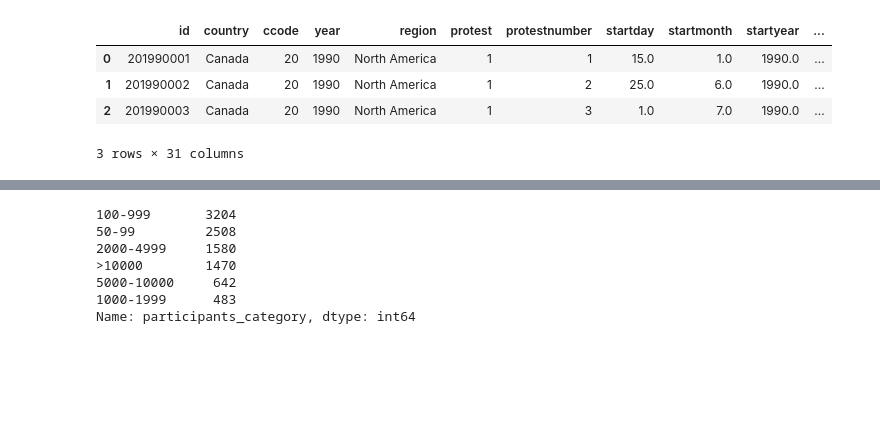
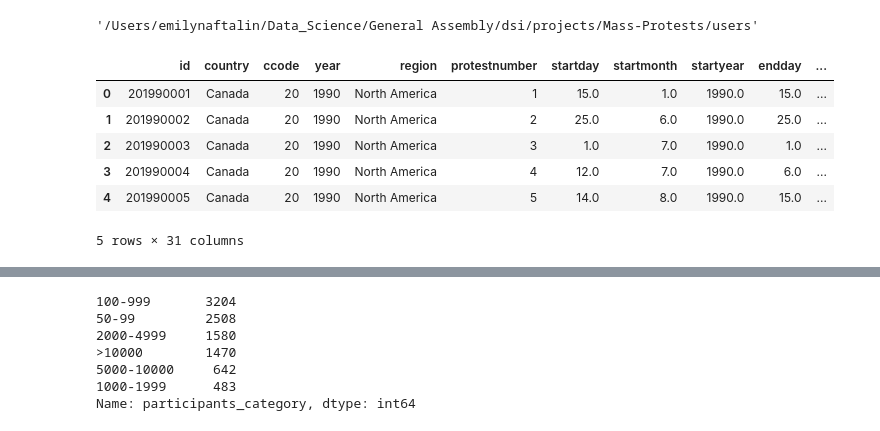
Before and after one commit to EmFib/Mass-Protests, a Jupyter notebook: users/participants_cleaning.ipynb, the cells around one changed output, grey strips where cells are left out. Saved outputs shown, nothing was run; the diff lists cells and outputs as text; code cells hidden in the pictures; blank space fills up the shorter version.

```diff
--- a/users/participants_cleaning.ipynb
+++ b/users/participants_cleaning.ipynb
@@ -4,11 +4,20 @@ import pandas as pd
 import matplotlib.pyplot as plt
 import re
 # %%
-mass = pd.read_csv('../source/mmALL_073120_csv.csv')
-mass.head(3)
+# mass = pd.read_csv('../source/mmALL_073120_csv.csv')
+# mass.head(3)
-# %% [output]
-|  | id | country | ccode | year | region | protest | protestnumber | startday | startmonth | startyear | ... |
-| 0 | 201990001 | Canada | 20 | 1990 | North America | 1 | 1 | 15.0 | 1.0 | 1990.0 | ... |
-| 1 | 201990002 | Canada | 20 | 1990 | North America | 1 | 2 | 25.0 | 6.0 | 1990.0 | ... |
-| 2 | 201990003 | Canada | 20 | 1990 | North America | 1 | 3 | 1.0 | 7.0 | 1990.0 | ... |
-3 rows × 31 columns
+# %%
+pwd
+# %% [output]
+'/Users/emilynaftalin/Data_Science/General Assembly/dsi/projects/Mass-Protests/users'
+# %%
+mass = pd.read_pickle('../data/01_mass_EDA_protestor_category.pickle')
+mass.head()
+# %% [output]
+|  | id | country | ccode | year | region | protestnumber | startday | startmonth | startyear | endday | ... |
+| 0 | 201990001 | Canada | 20 | 1990 | North America | 1 | 15.0 | 1.0 | 1990.0 | 15.0 | ... |
+| 1 | 201990002 | Canada | 20 | 1990 | North America | 2 | 25.0 | 6.0 | 1990.0 | 25.0 | ... |
+| 2 | 201990003 | Canada | 20 | 1990 | North America | 3 | 1.0 | 7.0 | 1990.0 | 1.0 | ... |
+| 3 | 201990004 | Canada | 20 | 1990 | North America | 4 | 12.0 | 7.0 | 1990.0 | 6.0 | ... |
+| 4 | 201990005 | Canada | 20 | 1990 | North America | 5 | 14.0 | 8.0 | 1990.0 | 15.0 | ... |
+5 rows × 31 columns
```
Also changed, not shown: parts of 8 cells of this notebook.
